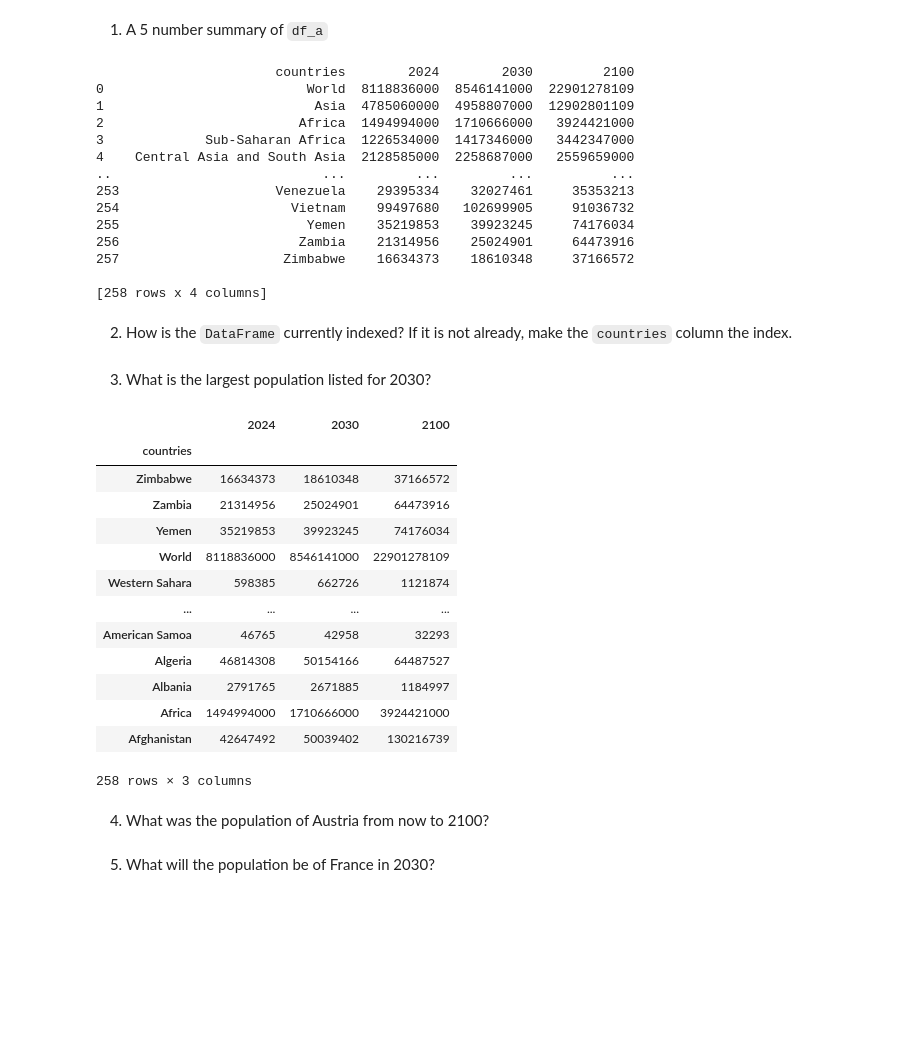
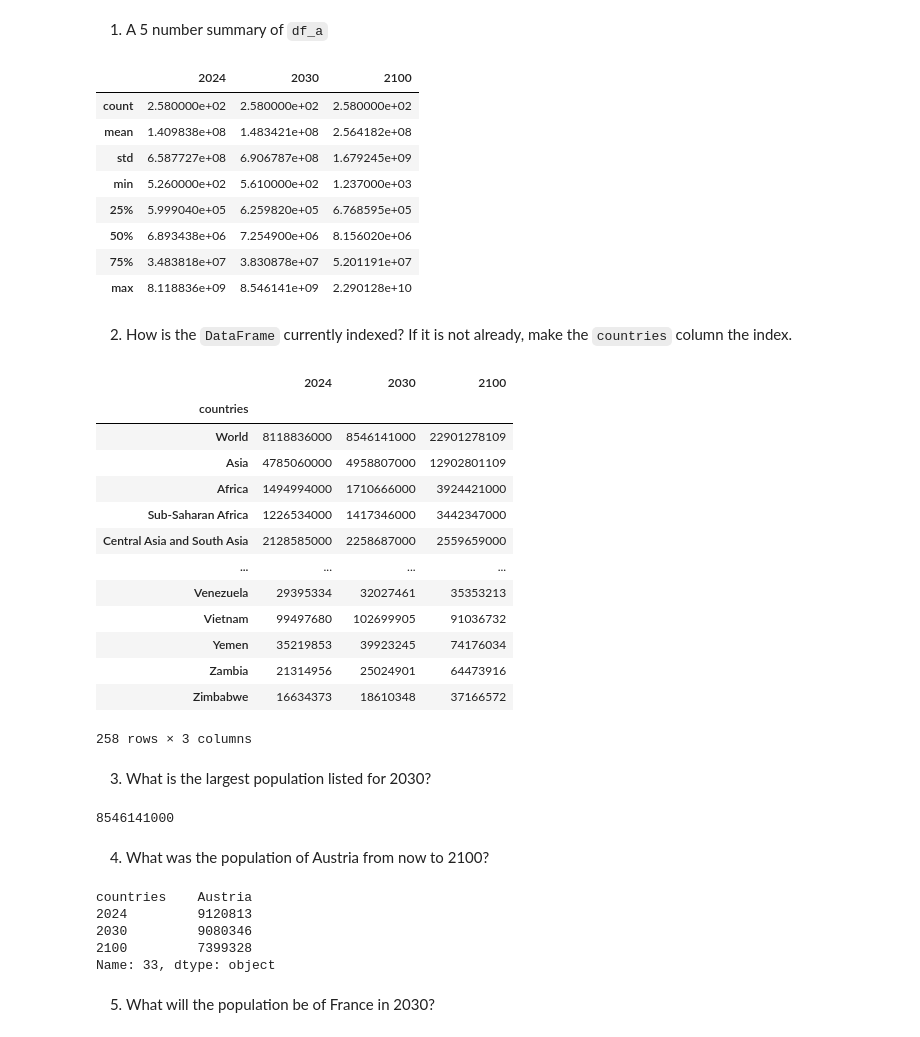
Before and after one commit to EPIC-Campus-LPS/pandas-ConnorBonn, a Jupyter notebook: FAI_Pandas.ipynb, the cells around one changed output. Drawn from its saved outputs; the diff is of its cells as text; code cells hidden in the pictures; blank space fills up the shorter version.

```diff
--- a/FAI_Pandas.ipynb
+++ b/FAI_Pandas.ipynb
@@ -192,46 +192,53 @@ df_a = pd.DataFrame.from_records(mat, columns=titles)
 1. A 5 number summary of `df_a`
 # %%
 df_a.describe()
-print(df_a)
 # %% [output]
-                       countries        2024        2030         2100
-0                          World  8118836000  8546141000  22901278109
-1                           Asia  4785060000  4958807000  12902801109
-2                         Africa  1494994000  1710666000   3924421000
-3             Sub-Saharan Africa  1226534000  1417346000   3442347000
-4    Central Asia and South Asia  2128585000  2258687000   2559659000
-..                           ...         ...         ...          ...
-253                    Venezuela    29395334    32027461     35353213
-254                      Vietnam    99497680   102699905     91036732
-255                        Yemen    35219853    39923245     74176034
-256                       Zambia    21314956    25024901     64473916
-257                     Zimbabwe    16634373    18610348     37166572
-
-[258 rows x 4 columns]
+|  | 2024 | 2030 | 2100 |
+| count | 2.580000e+02 | 2.580000e+02 | 2.580000e+02 |
+| mean | 1.409838e+08 | 1.483421e+08 | 2.564182e+08 |
+| std | 6.587727e+08 | 6.906787e+08 | 1.679245e+09 |
+| min | 5.260000e+02 | 5.610000e+02 | 1.237000e+03 |
+| 25% | 5.999040e+05 | 6.259820e+05 | 6.768595e+05 |
+| 50% | 6.893438e+06 | 7.254900e+06 | 8.156020e+06 |
+| 75% | 3.483818e+07 | 3.830878e+07 | 5.201191e+07 |
+| max | 8.118836e+09 | 8.546141e+09 | 2.290128e+10 |
 # %% [markdown]
 2. How is the `DataFrame` currently indexed? If it is not already, make the `countries` column the index.
 # %%
-df_a.set_index("countries", inplace=True)
+df_a.set_index("countries", inplace=False)
+# %% [output]
+|  | 2024 | 2030 | 2100 |
+| countries |  |  |  |
+| World | 8118836000 | 8546141000 | 22901278109 |
+| Asia | 4785060000 | 4958807000 | 12902801109 |
+| Africa | 1494994000 | 1710666000 | 3924421000 |
+| Sub-Saharan Africa | 1226534000 | 1417346000 | 3442347000 |
+| Central Asia and South Asia | 2128585000 | 2258687000 | 2559659000 |
+| ... | ... | ... | ... |
+| Venezuela | 29395334 | 32027461 | 35353213 |
+| Vietnam | 99497680 | 102699905 | 91036732 |
+| Yemen | 35219853 | 39923245 | 74176034 |
+| Zambia | 21314956 | 25024901 | 64473916 |
+| Zimbabwe | 16634373 | 18610348 | 37166572 |
+258 rows × 3 columns
 # %% [markdown]
 3. What is the largest population listed for 2030?
 # %%
-df_a.sort_values(by="countries",ascending=False)
+df_a.sort_values(by=2030, ascending=False)
+df_a[2030].iloc[0]
 # %% [output]
-|  | 2024 | 2030 | 2100 |
-| countries |  |  |  |
-| Zimbabwe | 16634373 | 18610348 | 37166572 |
-| Zambia | 21314956 | 25024901 | 64473916 |
-| Yemen | 35219853 | 39923245 | 74176034 |
-| World | 8118836000 | 8546141000 | 22901278109 |
-| Western Sahara | 598385 | 662726 | 1121874 |
-| ... | ... | ... | ... |
-| American Samoa | 46765 | 42958 | 32293 |
-| Algeria | 46814308 | 50154166 | 64487527 |
-| Albania | 2791765 | 2671885 | 1184997 |
-| Africa | 1494994000 | 1710666000 | 3924421000 |
-| Afghanistan | 42647492 | 50039402 | 130216739 |
-258 rows × 3 columns
+8546141000
 # %% [markdown]
 4. What was the population of Austria from now to 2100?
+# %%
+for x in range(len(df_a)):
+    if df_a['countries'].iloc[x] == "Austria":
+        print(df_a.iloc[x])
+# %% [output]
+countries    Austria
+2024         9120813
+2030         9080346
+2100         7399328
+Name: 33, dtype: object
 # %% [markdown]
 5. What will the population be of France in 2030?
```
Also changed, not shown: parts of 4 cells of this notebook.
